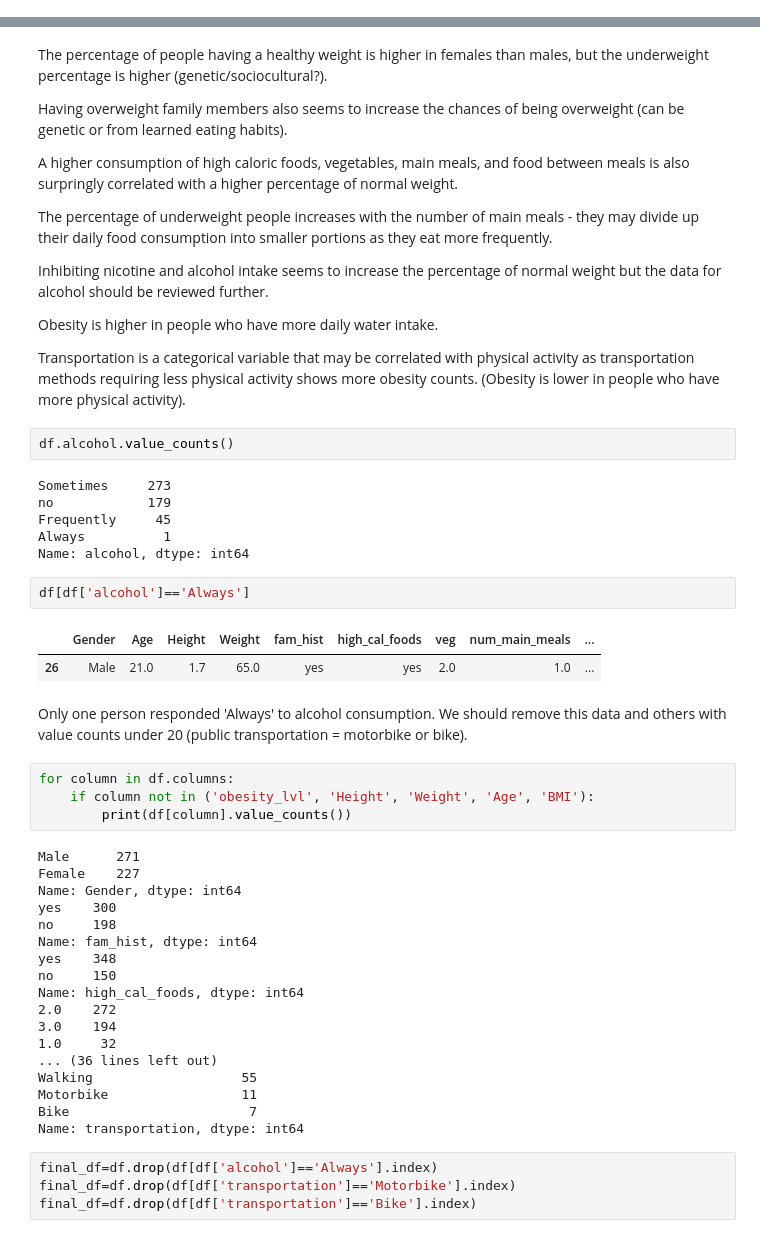
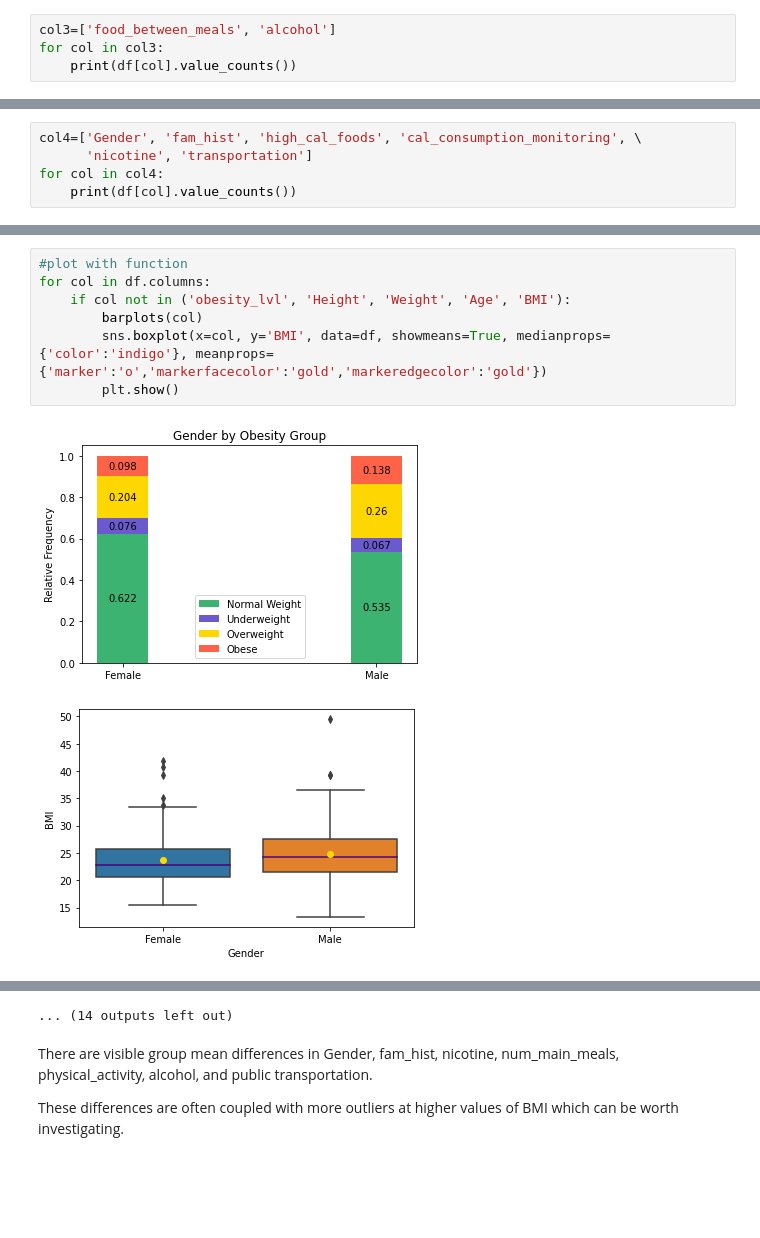
Before and after one commit to eliepark/Obesity-Prediction, a Jupyter notebook: Obesity.ipynb, the cells around one changed output, grey strips where cells are left out. Cells and saved outputs as stored; diff of their text form; blank space fills up the shorter version.

```diff
--- a/Obesity.ipynb
+++ b/Obesity.ipynb
@@ -133,0 +150,4 @@ The age range is from 14 to 61, but the data seems to mostly consist of young ad
+# %%
+col3=['food_between_meals', 'alcohol']
+for col in col3:
+    print(df[col].value_counts())
@@ -133,0 +172,5 @@ The age range is from 14 to 61, but the data seems to mostly consist of young ad
+# %%
+col4=['Gender', 'fam_hist', 'high_cal_foods', 'cal_consumption_monitoring', \
+      'nicotine', 'transportation']
+for col in col4:
+    print(df[col].value_counts())
@@ -245,0 +294,10 @@ for col in df.columns:
+# %%
+#plot with function
+for col in df.columns:
+    if col not in ('obesity_lvl', 'Height', 'Weight', 'Age', 'BMI'):
+        barplots(col)
+        sns.boxplot(x=col, y='BMI', data=df, showmeans=True, medianprops={'color':'indigo'}, meanprops={'marker':'o','markerfacecolor':'gold','markeredgecolor':'gold'})
+        plt.show()
+# %% [output]
+[figure, added]
+[figure, added]
@@ -246,55 +314,5 @@ for col in df.columns:
+... (14 outputs left out)
 # %% [markdown]
-The percentage of people having a healthy weight is higher in females than males, but the underweight percentage is higher (genetic/sociocultural?).
+There are visible group mean differences in Gender, fam_hist, nicotine, num_main_meals, physical_activity, alcohol, and public transportation.
 
-Having overweight family members also seems to increase the chances of being overweight (can be genetic or from learned eating habits).
-
-A higher consumption of high caloric foods, vegetables, main meals, and food between meals is also surpringly correlated with a higher percentage of normal weight.
-
-The percentage of underweight people increases with the number of main meals - they may divide up their daily food consumption into smaller portions as they eat more frequently.
-
-Inhibiting nicotine and alcohol intake seems to increase the percentage of normal weight but the data for alcohol should be reviewed further.
-
-Obesity is higher in people who have more daily water intake.
-
-Transportation is a categorical variable that may be correlated with physical activity as transportation methods requiring less physical activity shows more obesity counts. (Obesity is lower in people who have more physical activity).
+These differences are often coupled with more outliers at higher values of BMI which can be worth investigating.
-# %%
-df.alcohol.value_counts()
-# %% [output]
-Sometimes     273
-no            179
-Frequently     45
-Always          1
-Name: alcohol, dtype: int64
-# %%
-df[df['alcohol']=='Always']
-# %% [output]
-|  | Gender | Age | Height | Weight | fam_hist | high_cal_foods | veg | num_main_meals | ... |
-| 26 | Male | 21.0 | 1.7 | 65.0 | yes | yes | 2.0 | 1.0 | ... |
-# %% [markdown]
-Only one person responded 'Always' to alcohol consumption. We should remove this data and others with value counts under 20 (public transportation = motorbike or bike).
-# %%
-for column in df.columns:
-    if column not in ('obesity_lvl', 'Height', 'Weight', 'Age', 'BMI'):
-        print(df[column].value_counts())
-# %% [output]
-Male      271
-Female    227
-Name: Gender, dtype: int64
-yes    300
-no     198
-Name: fam_hist, dtype: int64
-yes    348
-no     150
-Name: high_cal_foods, dtype: int64
-2.0    272
-3.0    194
-1.0     32
-... (36 lines left out)
-Walking                   55
-Motorbike                 11
-Bike                       7
-Name: transportation, dtype: int64
-# %%
-final_df=df.drop(df[df['alcohol']=='Always'].index)
-final_df=df.drop(df[df['transportation']=='Motorbike'].index)
-final_df=df.drop(df[df['transportation']=='Bike'].index)
```
Also changed, not shown: parts of 57 cells of this notebook.
